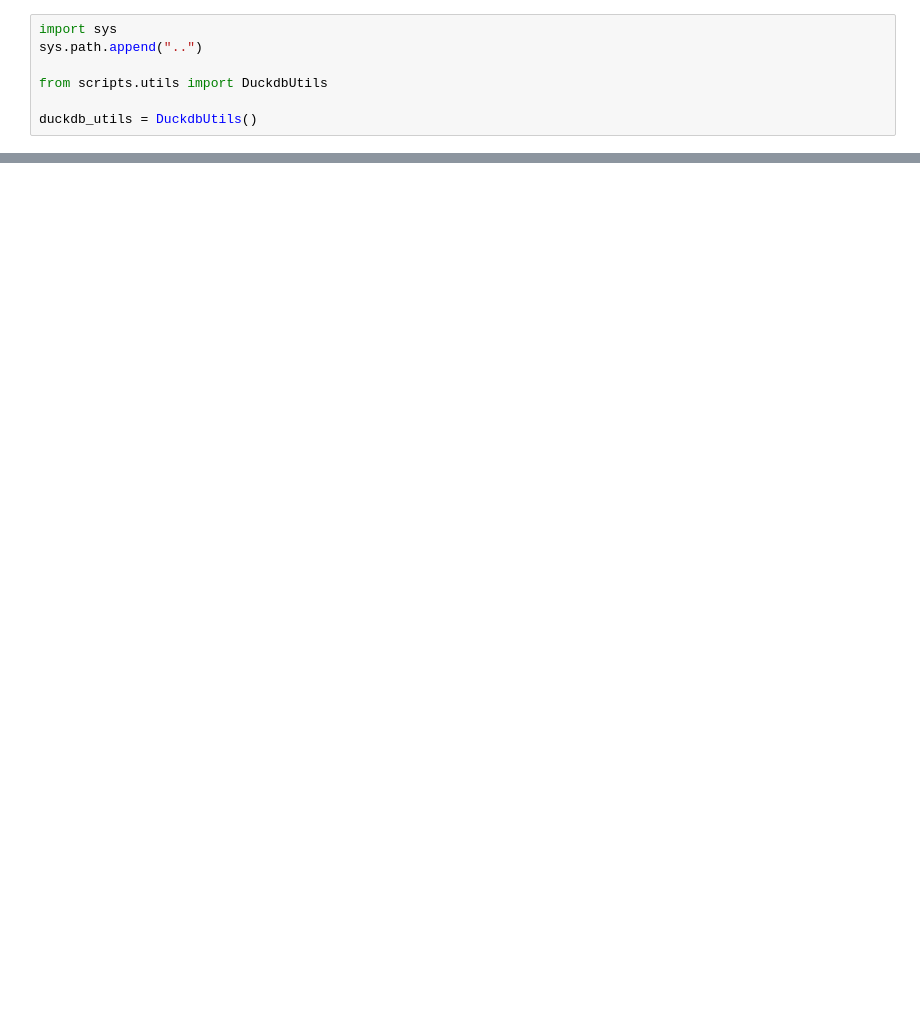
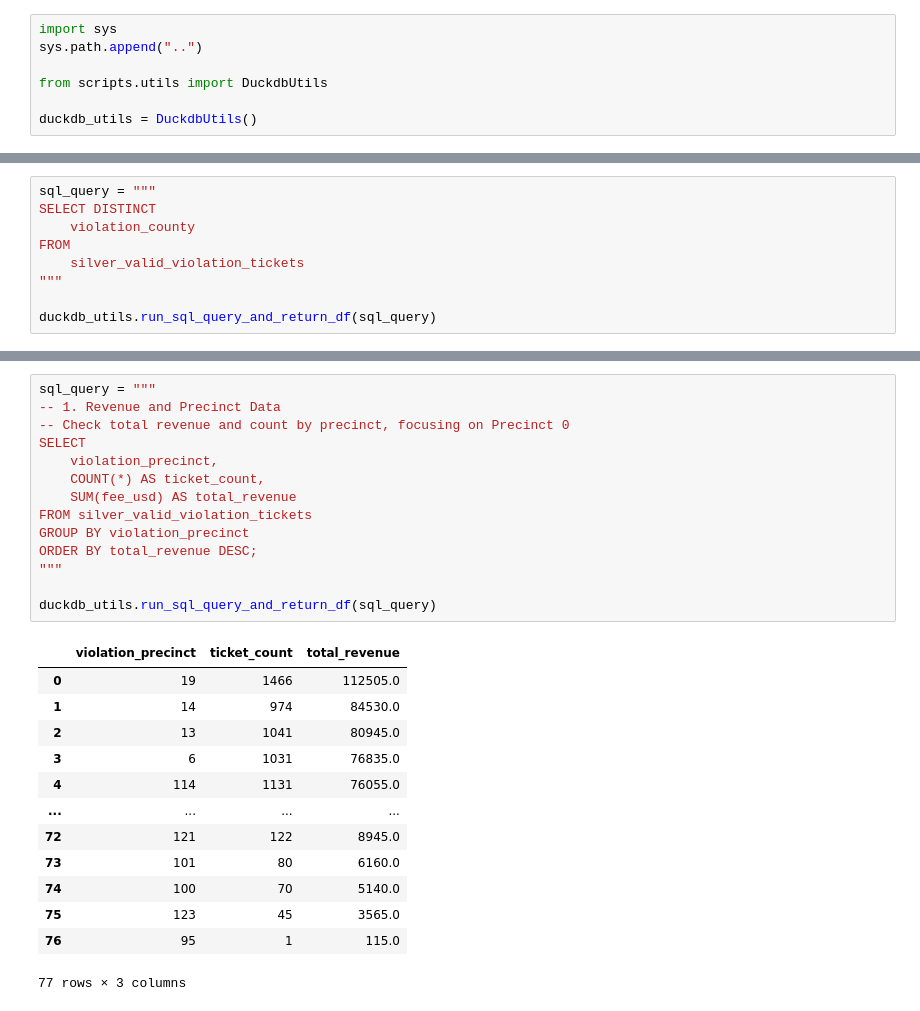
Before and after one commit to LinkedInLearning/data-quality-analytics-and-serving-3918208, a Jupyter notebook: notebooks/3_run_sql_queries_here.ipynb, the cells around one changed output, grey strips where cells are left out. Saved outputs shown, nothing was run; the diff lists cells and outputs as text; blank space fills up the shorter version.

```diff
--- a/notebooks/3_run_sql_queries_here.ipynb
+++ b/notebooks/3_run_sql_queries_here.ipynb
@@ -32,0 +33,9 @@ duckdb_utils.run_sql_query_and_return_df(sql_query)
+# %%
+sql_query = """
+SELECT DISTINCT
+    violation_county
+FROM
+    silver_valid_violation_tickets
+"""
+
+duckdb_utils.run_sql_query_and_return_df(sql_query)
@@ -32,0 +60,28 @@ duckdb_utils.run_sql_query_and_return_df(sql_query)
+# %%
+sql_query = """
+-- 1. Revenue and Precinct Data
+-- Check total revenue and count by precinct, focusing on Precinct 0
+SELECT
+    violation_precinct,
+    COUNT(*) AS ticket_count,
+    SUM(fee_usd) AS total_revenue
+FROM silver_valid_violation_tickets
+GROUP BY violation_precinct
+ORDER BY total_revenue DESC;
+"""
+
+duckdb_utils.run_sql_query_and_return_df(sql_query)
+# %% [output]
+|  | violation_precinct | ticket_count | total_revenue |
+| 0 | 19 | 1466 | 112505.0 |
+| 1 | 14 | 974 | 84530.0 |
+| 2 | 13 | 1041 | 80945.0 |
+| 3 | 6 | 1031 | 76835.0 |
+| 4 | 114 | 1131 | 76055.0 |
+| ... | ... | ... | ... |
+| 72 | 121 | 122 | 8945.0 |
+| 73 | 101 | 80 | 6160.0 |
+| 74 | 100 | 70 | 5140.0 |
+| 75 | 123 | 45 | 3565.0 |
+| 76 | 95 | 1 | 115.0 |
+77 rows × 3 columns
```
Also changed, not shown: parts of 10 cells of this notebook, 43 other files.
